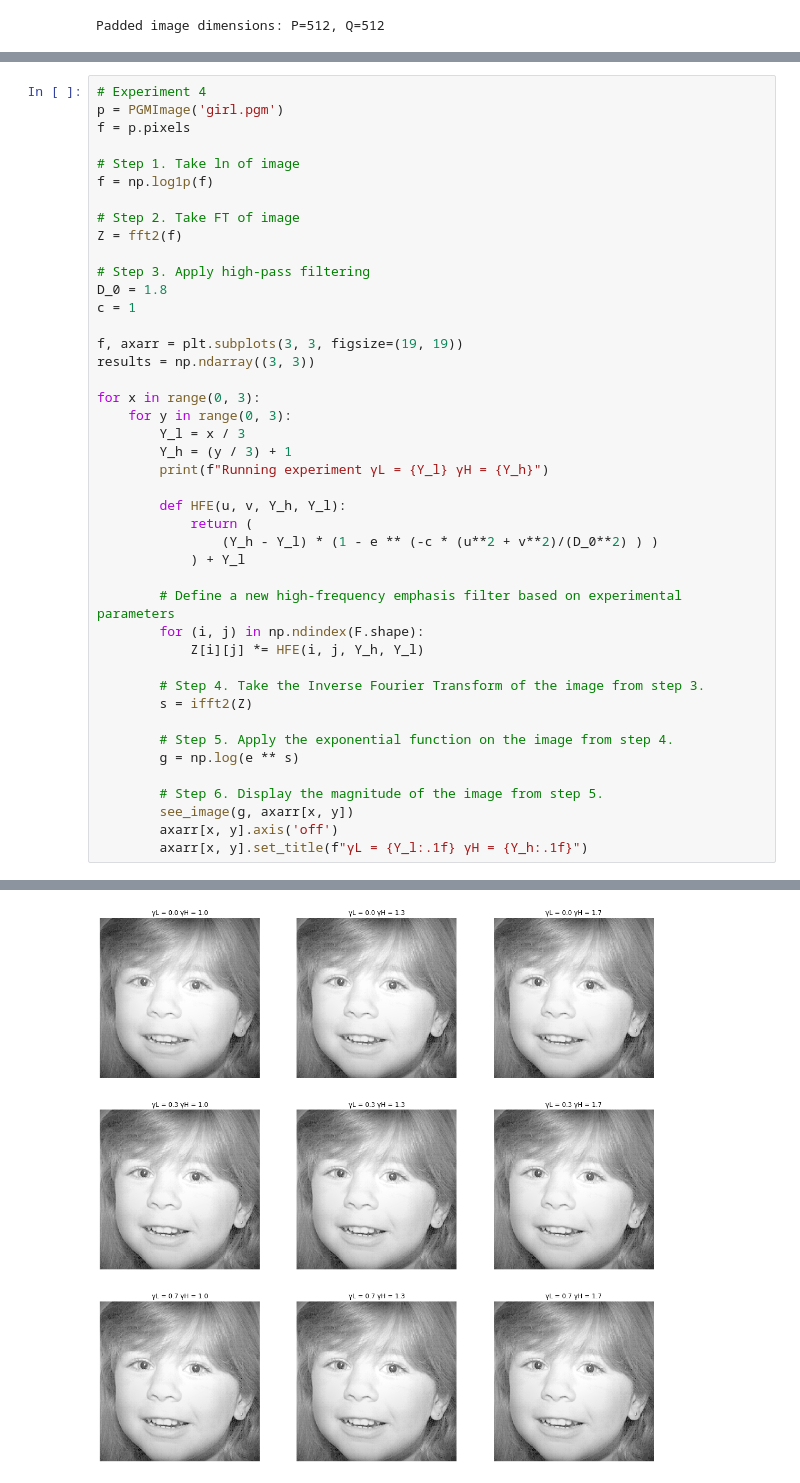
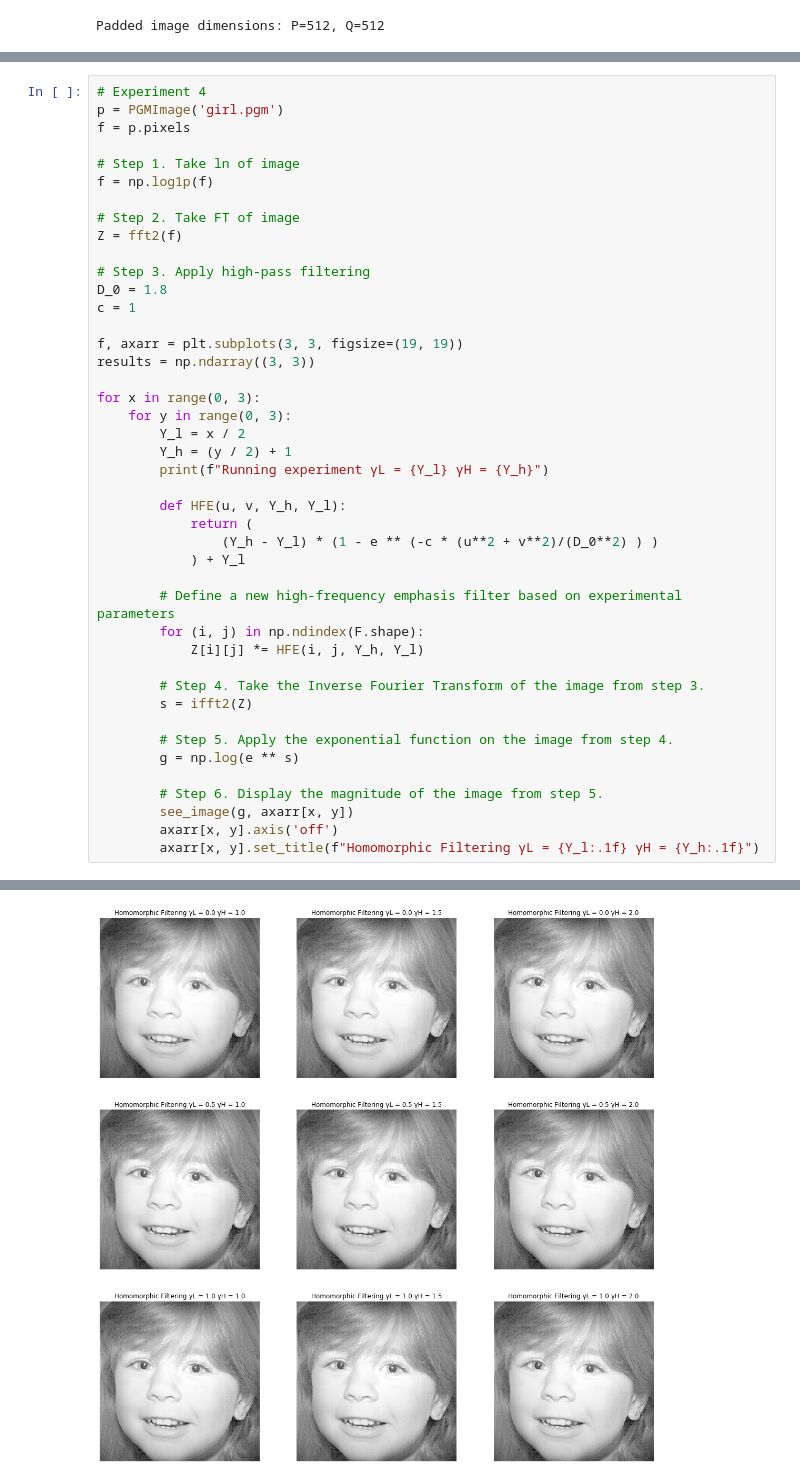
Before and after one commit to ljeasson/CS-674-Programming-Assignment-4, a Jupyter notebook: FrequencyFiltering.ipynb, the cells around one changed output, grey strips where cells are left out. Saved outputs shown, nothing was run; the diff lists cells and outputs as text.

```diff
--- a/FrequencyFiltering.ipynb
+++ b/FrequencyFiltering.ipynb
@@ -181,8 +181,8 @@ results = np.ndarray((3, 3))
 
 for x in range(0, 3):
     for y in range(0, 3):
-        Y_l = x / 3
-        Y_h = (y / 3) + 1
+        Y_l = x / 2
+        Y_h = (y / 2) + 1
         print(f"Running experiment γL = {Y_l} γH = {Y_h}")
 
         def HFE(u, v, Y_h, Y_l):
@@ -203,6 +203,6 @@ for x in range(0, 3):
         # Step 6. Display the magnitude of the image from step 5.
         see_image(g, axarr[x, y])
         axarr[x, y].axis('off')
-        axarr[x, y].set_title(f"γL = {Y_l:.1f} γH = {Y_h:.1f}")
+        axarr[x, y].set_title(f"Homomorphic Filtering γL = {Y_l:.1f} γH = {Y_h:.1f}")
 # %% [output]
 Running experiment γL = 0.0 γH = 1.0
@@ -217 +217 @@ Running experiment γL = 0.6666666666666666 γH = 1.6666666666666665
-[figure, old version]
+[figure, new version]
```
Also changed, not shown: parts of 1 cell of this notebook.
